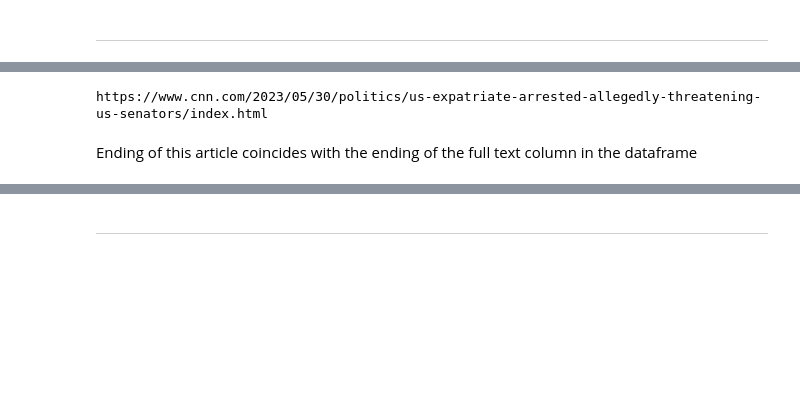
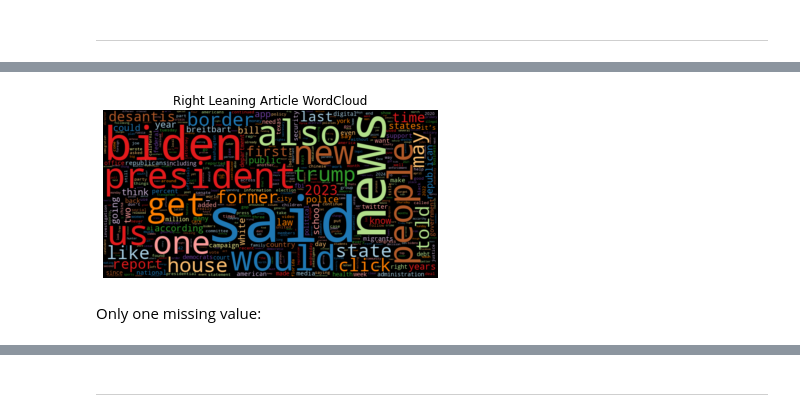
Before and after one commit to fausa/Bias_Detection_in_Journalism, a Jupyter notebook: deliverables/ADS509_FausA_Final_Project_01_API_v2_webscrape.ipynb, the cells around one changed output, grey strips where cells are left out. Saved outputs shown, nothing was run; the diff lists cells and outputs as text; code cells hidden in the pictures; blank space fills up the shorter version.

```diff
--- a/deliverables/ADS509_FausA_Final_Project_01_API_v2_webscrape.ipynb
+++ b/deliverables/ADS509_FausA_Final_Project_01_API_v2_webscrape.ipynb
@@ -551,0 +751,4 @@ CNN
+# %%
+wordcloud(Right_Lean_counts['freq'], title="Right Leaning Article WordCloud", max_words=500)
+# %% [output]
+[figure, added]
@@ -552,6 +761,4 @@ CNN
 # %%
-print(api_record_df.iloc[49,3])
+#print(api_record_df.iloc[49,3])
-# %% [output]
-https://www.cnn.com/2023/05/30/politics/us-expatriate-arrested-allegedly-threatening-us-senators/index.html
 # %% [markdown]
-Ending of this article coincides with the ending of the full text column in the dataframe
+Only one missing value:
```
Also changed, not shown: parts of 54 cells of this notebook.
